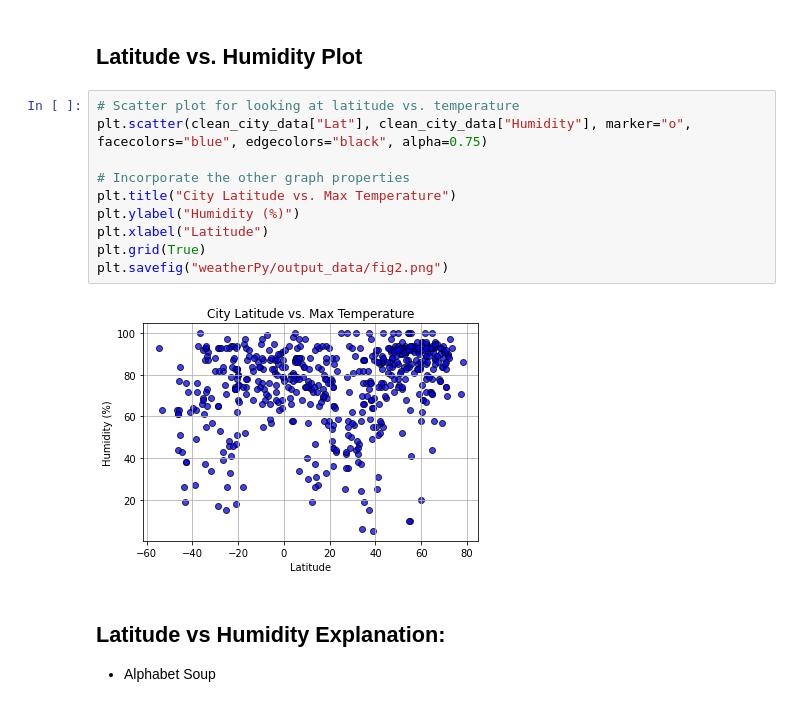
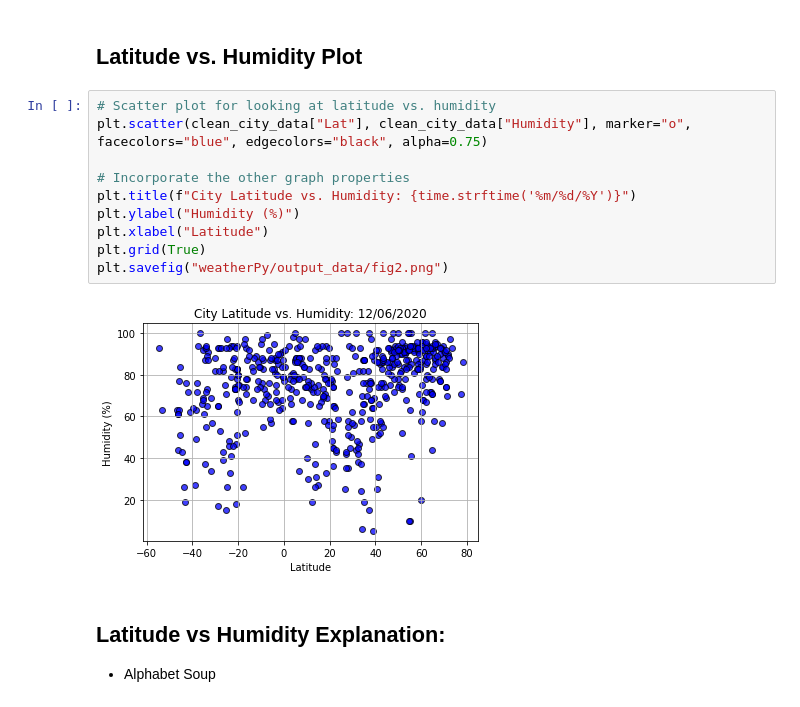
Before and after one commit to jforbis/python-api-challenge, a Jupyter notebook: WeatherPy.ipynb, the cells around one changed output. Drawn from its saved outputs; the diff is of its cells as text.

```diff
--- a/WeatherPy.ipynb
+++ b/WeatherPy.ipynb
@@ -215,17 +215,17 @@ plt.savefig("weatherPy/output_data/fig1.png")
 # %% [markdown]
 ## Latitude vs. Humidity Plot
 # %%
-# Scatter plot for looking at latitude vs. temperature
+# Scatter plot for looking at latitude vs. humidity
 plt.scatter(clean_city_data["Lat"], clean_city_data["Humidity"], marker="o", facecolors="blue", edgecolors="black", alpha=0.75)
 
 # Incorporate the other graph properties
-plt.title("City Latitude vs. Max Temperature")
+plt.title(f"City Latitude vs. Humidity: {time.strftime('%m/%d/%Y')}")
 plt.ylabel("Humidity (%)")
 plt.xlabel("Latitude")
 plt.grid(True)
 plt.savefig("weatherPy/output_data/fig2.png")
 # %% [output]
-[figure, old version]
+[figure, new version]
 # %% [markdown]
 ## Latitude vs Humidity Explanation:
 * Alphabet Soup
```
Also changed, not shown: parts of 7 cells of this notebook, 4 other files.
